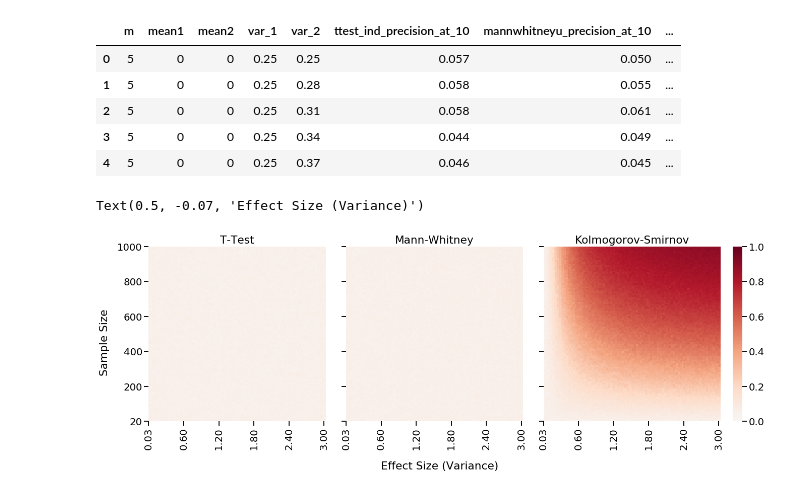
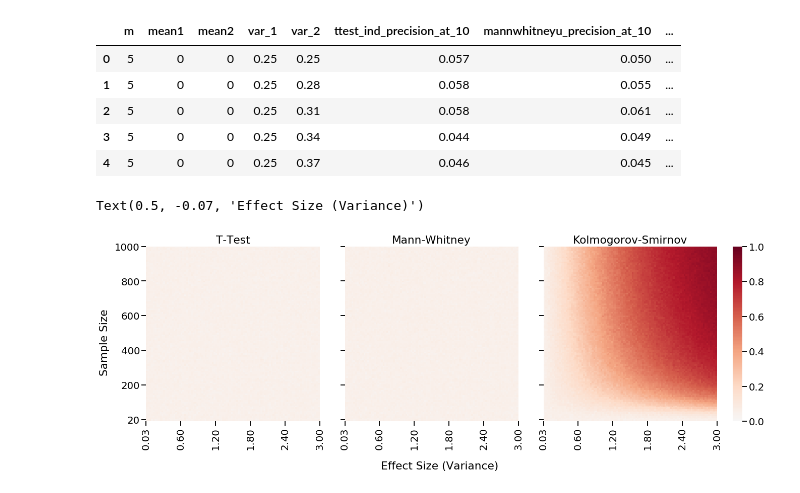
Before and after one commit to neurodata/dos_and_donts, a Jupyter notebook: experiments/experiment_2/final/changing_variance.ipynb, the cells around one changed output. Saved outputs shown, nothing was run; the diff lists cells and outputs as text; code cells hidden in the pictures.

```diff
--- a/experiments/experiment_2/final/changing_variance.ipynb
+++ b/experiments/experiment_2/final/changing_variance.ipynb
@@ -177,7 +177,7 @@ fig, ax = plt.subplots(
 )
 
 # Plotting
-res_df = res_df[res_df.var_2 != 0.5]
+res_df = res_df[res_df.var_2 != 0.25]
 
 tests = [ttest_ind, mannwhitneyu, ks_2samp]
 names = dict(
@@ -196,35 +196,36 @@ deltas = np.linspace(0, 3, spacing + 1)[::20]
 #deltas -= 0.5
 deltas[0] += 0.03
 ms = np.linspace(0, 500, spacing + 1)[::20] * 2
 ms[0] += 20
 
 
 for i, test in enumerate(tests):
     sns.heatmap(
-        np.flipud(res_df[f"{test.__name__}_precision_at_10"].values.reshape(spacing, -1)),
+        #np.flipud(res_df[f"{test.__name__}_precision_at_10"].values.reshape(spacing, -1)),
+        np.fliplr(res_df[f"{test.__name__}_precision_at_10"].values.reshape(spacing, -1)).T,
         ax=ax[i],
         square=True,
         center=0,
         cmap="RdBu_r",
         cbar_kws=dict(shrink=0.7),
         xticklabels=[fmt(d) for d in deltas],
         yticklabels=["{:.0f}".format(m) for m in ms],
         cbar_ax=ax[-1],
         vmin=0,
         vmax=1,
     )
     ax[i].set_xticks(np.arange(0, ax[0].get_xlim()[1] + 1, 20))
     ax[i].set_yticks(np.arange(0, ax[0].get_ylim()[0] + 1, 20)[::-1])
     if i != 0:
         ax[i].yaxis.set_major_formatter(plt.NullFormatter())
     ax[i].set_title(f"{names[test.__name__]}")
 
 #fig.text(0.5, 1.06, "Precision@10", va='center', ha='center')
 fig.text(-0.02, 0.5, "Sample Size", va="center", rotation="vertical")
 fig.text(0.5, -0.07, "Effect Size (Variance)", va="center", ha="center")
 # %% [output]
 Text(0.5, -0.07, 'Effect Size (Variance)')
-[figure, old version]
+[figure, new version]
 # %%
 fig.savefig("./exp2_change_vars.png", dpi=300, bbox_inches='tight')
 fig.savefig("./exp2_change_vars.pdf", dpi=300, bbox_inches='tight')
```
Also changed, not shown: 2 other files.
